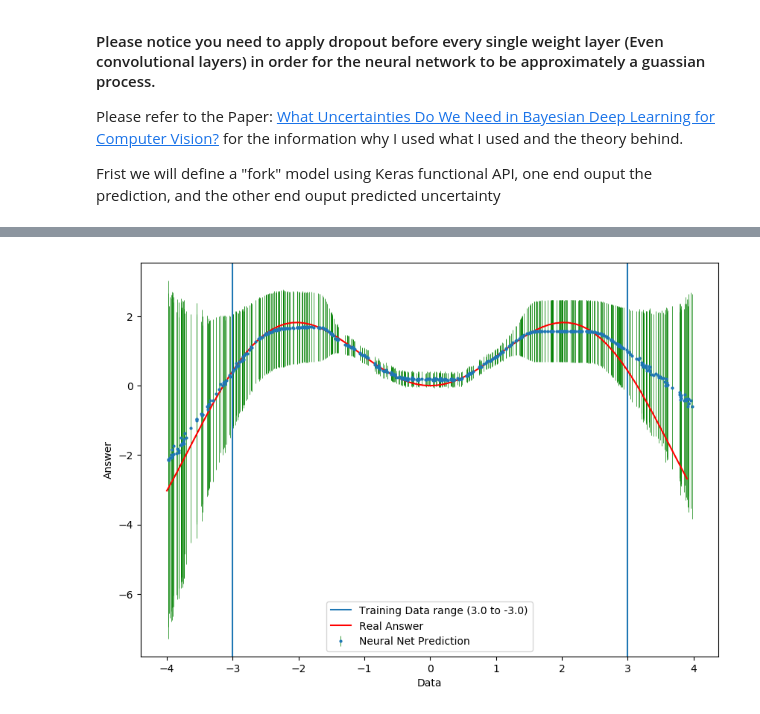
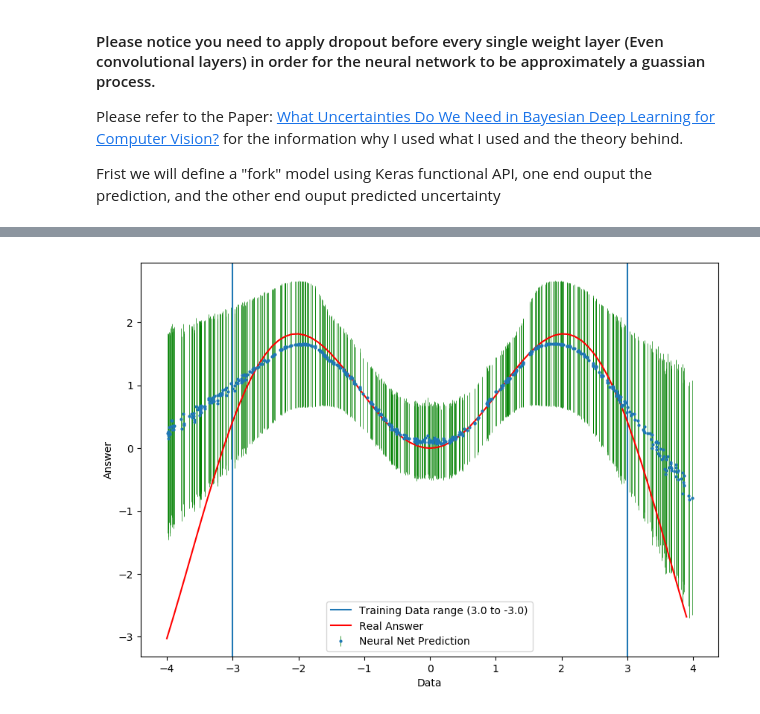
Before and after one commit to henrysky/astroNN, a Jupyter notebook: demo_tutorial/NN_uncertainty_analysis/Uncertainty_Demo_x_sinx.ipynb, the cells around one changed output, grey strips where cells are left out. Saved outputs shown, nothing was run; the diff lists cells and outputs as text; code cells hidden in the pictures.

Commit message:
update uncertainty demo

```diff
--- a/demo_tutorial/NN_uncertainty_analysis/Uncertainty_Demo_x_sinx.ipynb
+++ b/demo_tutorial/NN_uncertainty_analysis/Uncertainty_Demo_x_sinx.ipynb
@@ -287,15 +287,30 @@ Please refer to the Paper: [What Uncertainties Do We Need in Bayesian Deep Learn
 
 Frist we will define a "fork" model using Keras functional API, one end ouput the prediction, and the other end ouput predicted uncertainty
 # %%
-def model_regression_dropout_var(num_hidden):
+def mean_squared_error(y_true, y_pred):
+    return K.mean(K.square(y_pred - y_true), axis=-1)
+
+def mse_var(lin):
+    def mse_var_internal(y_true, y_pred):
+        return K.mean(0.5*K.square(lin-y_true)*(K.exp(-y_pred)) + 0.5*(y_pred), axis=-1)
+    return mse_var_internal
+
+def generate_train_batch(x, y, x_mean, x_std, y_mean, y_std):
+    while True:
+        indices = random.sample(range(0, x.shape[0]), batch_size)
+        indices = np.sort(indices)
+        x_batch, y_batch = normalize(x[indices], x_mean, x_std), normalize(y[indices], y_mean, y_std)
+        yield (x_batch, {'linear_output': y_batch, 'variance_output': y_batch})
+
+def model_regression_dropout_var(num_hidden, dropout_rate, l2_rate):
     # Define Keras Model
     input_tensor = Input(batch_shape=(None, 1))
-    layer_1 = Dense(units=num_hidden[0], kernel_regularizer=regularizers.l2(1e-4),
+    layer_1 = Dense(units=num_hidden[0], kernel_regularizer=regularizers.l2(l2_rate),
                     kernel_initializer='he_normal', activation='relu')(input_tensor)
-    layer_2 = Dropout(0.3)(layer_1)
-    layer_3 = Dense(units=num_hidden[1], kernel_regularizer=regularizers.l2(1e-4),
+    layer_2 = Dropout(dropout_rate)(layer_1)
+    layer_3 = Dense(units=num_hidden[1], kernel_regularizer=regularizers.l2(l2_rate),
                     kernel_initializer='he_normal', activation='relu')(layer_2)
-    layer_4 = Dropout(0.3)(layer_3)
+    layer_4 = Dropout(dropout_rate)(layer_3)
 
     # Good old output
     linear_output = Dense(units=1, activation="linear", name='linear_output')(layer_4)
@@ -305,7 +320,9 @@ def model_regression_dropout_var(num_hidden):
 
     model = Model(inputs=input_tensor, outputs=[variance_output, linear_output])
 
-    return model, linear_output
+    mse_var_ext = mse_var(linear_output)
+
+    return model, mse_var_ext
 # %% [markdown]
 ![title](model.png)
 # %% [markdown]
@@ -342,11 +354,13 @@ def generate_train_batch(x, y, x_mean, x_std, y_mean, y_std):
 #Define some parameter
 batch_size = 64
 optimizer = Adam(lr=.005)
+dropout_rate = 0.3
+l2_rate = 1e-5
 
 # Compile Keras model
 num_hidden = [75,50]
-model, linear_output = model_regression_dropout_var(num_hidden)
-model.compile(loss={'linear_output': mean_squared_error, 'variance_output': mse_var([linear_output])},
+model, mse_var_ext = model_regression_dropout_var(num_hidden, dropout_rate, l2_rate)
+model.compile(loss={'linear_output': mean_squared_error, 'variance_output': mse_var_ext},
               loss_weights={'linear_output': 1., 'variance_output': .2}, optimizer=optimizer)
 model.fit_generator(generator=generate_train_batch(x, y, x_mean, x_std, y_mean, y_std), epochs=100, max_queue_size=20,
                     verbose=0, steps_per_epoch= x.shape[0] // batch_size)
@@ -365,33 +379,37 @@ var = np.zeros((mc_dropout_num, test_batch_size, 1))
 uncertainty = np.zeros((mc_dropout_num, test_batch_size, 1))
 for i in range(mc_dropout_num):
     result = np.array(get_dropout_output([normalize(x_test.reshape((x_test.shape[0], 1)), x_mean, x_std), 1])[0:2])
     predictions[i] = result[0].reshape((test_batch_size,1))
     predictions_var[i] = result[1].reshape((test_batch_size,1))
 
 predictions = denormalize(predictions, y_mean, y_std)
 predictions_var = denormalize(predictions_var, np.zeros(predictions_var.shape), y_std)
 
+length_sacle = 1.0
+inverse_model_precision = (2 * x.shape[0] * l2_rate) / (length_sacle**2. * (1 - dropout_rate))
+
 # get mean results and its varience and mean unceratinty from dropout
 prediction_mc_droout = np.mean(predictions, axis=0)
 var = np.mean(np.exp(predictions_var), axis=0)
 var_mc_droout = np.var(predictions, axis=0)
 
-total_unceratinty = var + var_mc_droout  # epistemic plus aleatoric uncertainty
+total_variance = var + var_mc_droout + inverse_model_precision  # epistemic plus aleatoric uncertainty
+total_uncertainty = np.sqrt(total_variance)
 
 # Array for the real equation
 x_true = np.arange(-4,4,0.1)
 y_true = gen_function(x_true)
 
 # Plotting
 plt.figure(figsize=(10, 7), dpi=100)
-plt.errorbar(x_test, prediction_mc_droout, yerr=total_unceratinty, markersize=2,fmt='o', ecolor='g', capthick=2,
+plt.errorbar(x_test, prediction_mc_droout, yerr=total_uncertainty, markersize=2,fmt='o', ecolor='g', capthick=2,
              elinewidth=0.5, label='Neural Net Prediction')
 plt.axvline(x=-3.0, label="Training Data range (3.0 to -3.0)")
 plt.axvline(x=3.0)
 plt.plot(x_true, y_true, color='red', label='Real Answer')
 plt.xlabel('Data')
 plt.ylabel('Answer')
 plt.legend(loc='best')
 plt.show()
 # %% [output]
-[figure, old version]
+[figure, new version]
```
Also changed, not shown: parts of 6 cells of this notebook, 1 other file.
